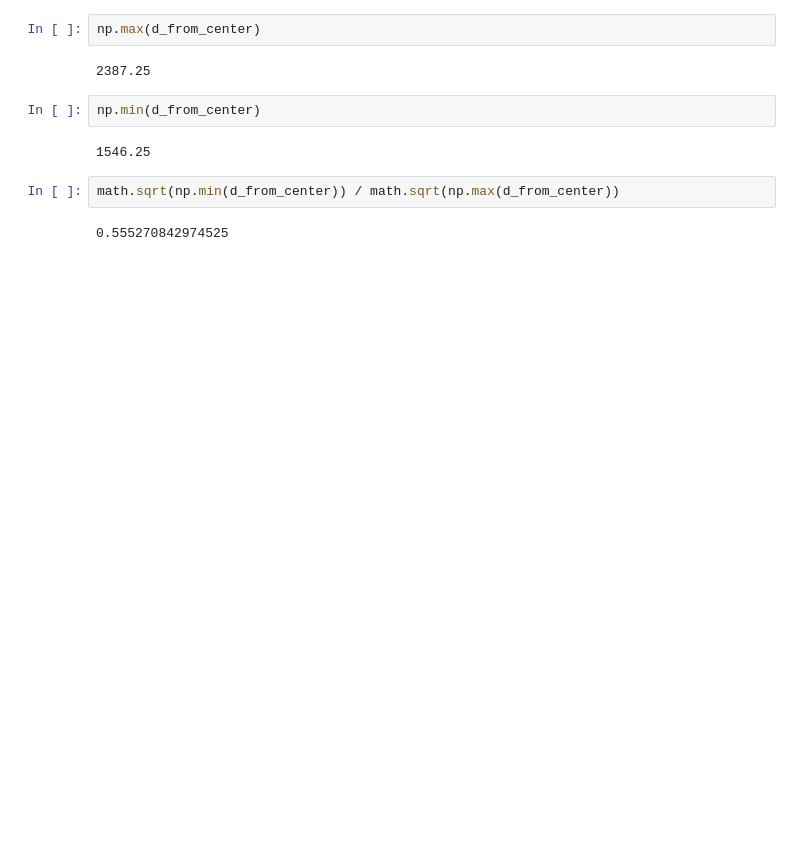
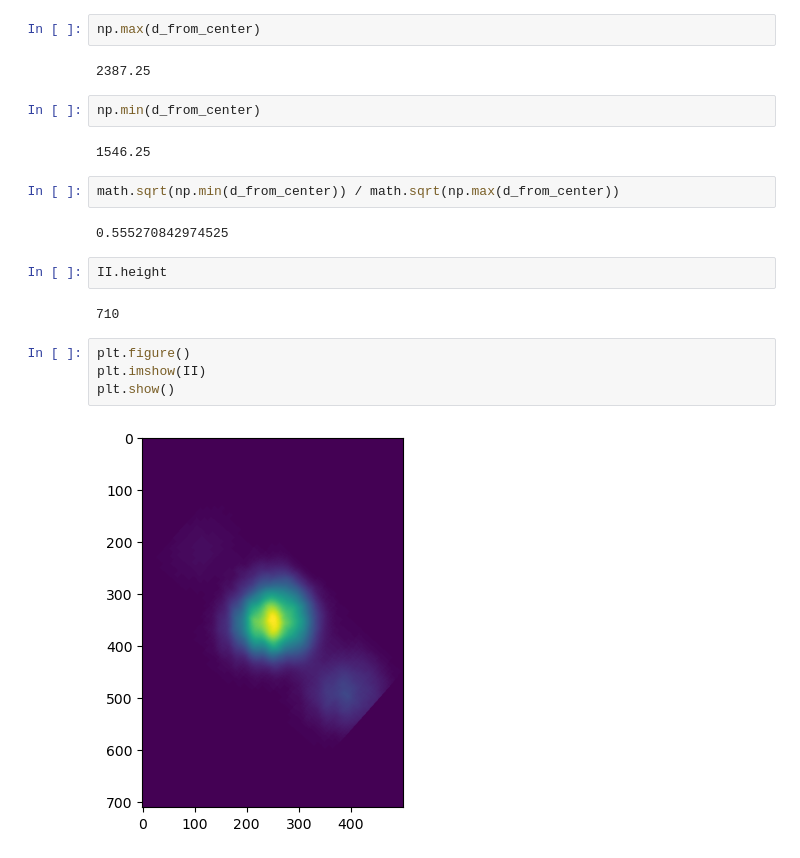
Before and after one commit to vazirilab/PyBeamProfiler, a Jupyter notebook: src/frame_profile.ipynb, the cells around one changed output. Cells and saved outputs as stored; diff of their text form; blank space fills up the shorter version.

```diff
--- a/src/frame_profile.ipynb
+++ b/src/frame_profile.ipynb
@@ -142,3 +143,13 @@ np.min(d_from_center)
 math.sqrt(np.min(d_from_center)) / math.sqrt(np.max(d_from_center))
 # %% [output]
 0.555270842974525
+# %%
+II.height
+# %% [output]
+710
+# %%
+plt.figure()
+plt.imshow(II)
+plt.show()
+# %% [output]
+[figure, added]
```
Also changed, not shown: parts of 1 cell of this notebook, 47 other files.
